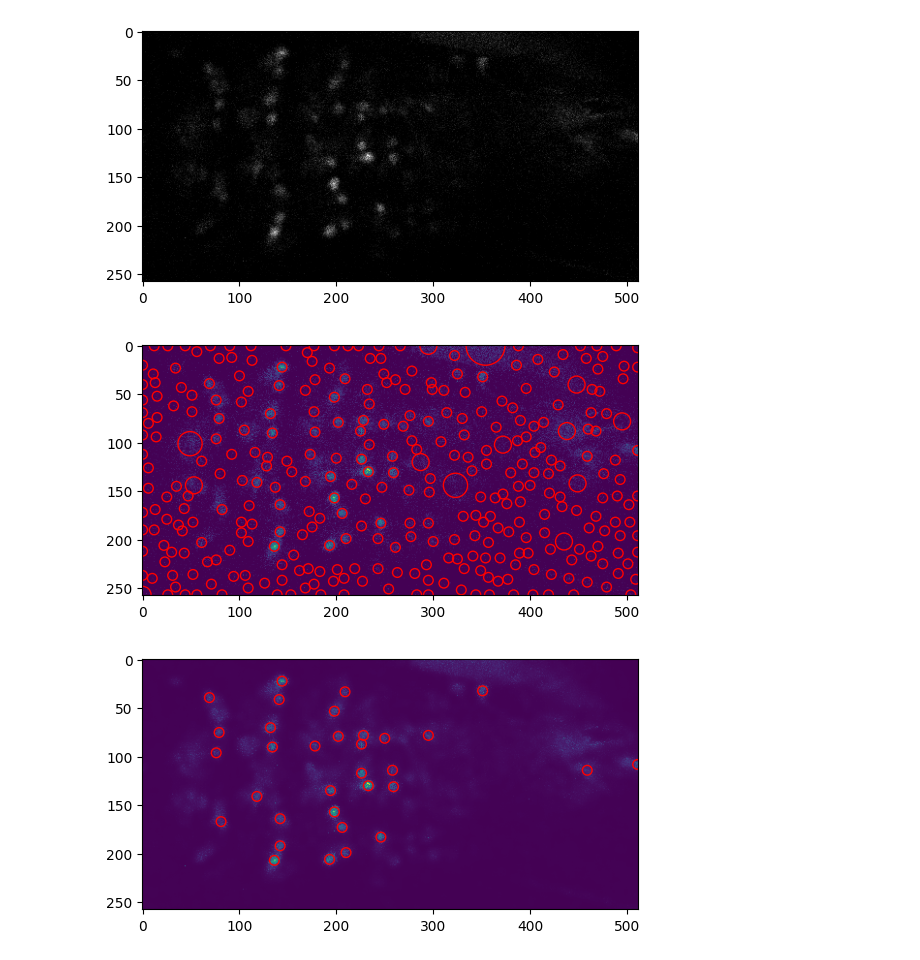
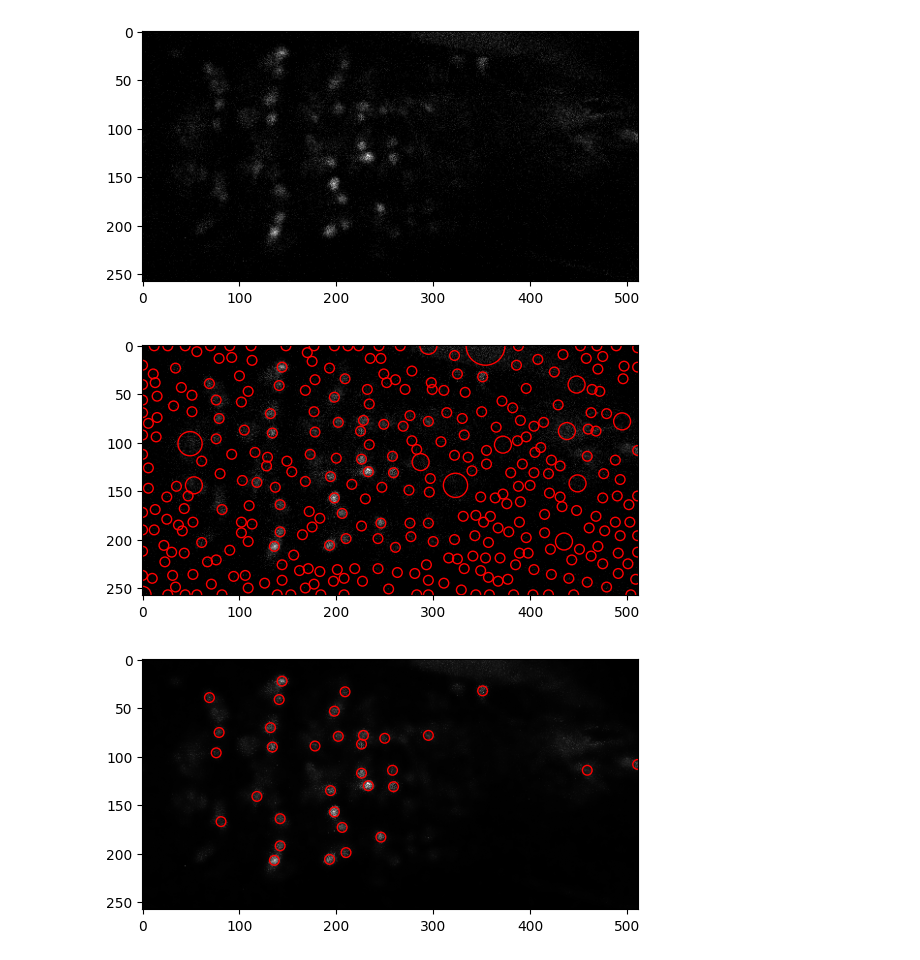
Before and after one commit to MoritzPalm/BIMAP, a Jupyter notebook: bimap/src/blob_detection.ipynb, the cells around one changed output. Saved outputs shown, nothing was run; the diff lists cells and outputs as text; code cells hidden in the pictures.

```diff
--- a/bimap/src/blob_detection.ipynb
+++ b/bimap/src/blob_detection.ipynb
@@ -15,26 +15,26 @@ plt.imshow(test_frame, cmap="gray")
 blobs_log = blob_log(test_frame, min_sigma=5, max_sigma=20, num_sigma=5, threshold=0.04)
 # %%
 fig, ax = plt.subplots()
-ax.imshow(test_frame)
+ax.imshow(test_frame, cmap="gray")
 for blob in blobs_log:
     y, x, r = blob
     c = plt.Circle((x, y), r, linewidth=1, fill=False, color="red")
     ax.add_patch(c)
 plt.show()
 # %% [output]
-[figure, old version]
+[figure, new version]
 # %%
 img8 = corr.float32_to_uint8(test_frame)
 denoised = cv2.bilateralFilter(img8, d = 10, sigmaColor=20, sigmaSpace=50)
 blobs_log = blob_log(denoised, min_sigma=5, max_sigma=20, num_sigma=5, threshold=0.04)
 fig, ax = plt.subplots()
-ax.imshow(denoised)
+ax.imshow(denoised, cmap="gray")
 for blob in blobs_log:
     y, x, r = blob
     c = plt.Circle((x, y), r, linewidth=1, fill=False, color="red")
     ax.add_patch(c)
 plt.show()
 # %% [output]
-[figure, old version]
+[figure, new version]
 # %%
 # für mittwoch: registration
```
Also changed, not shown: 4 other files.
